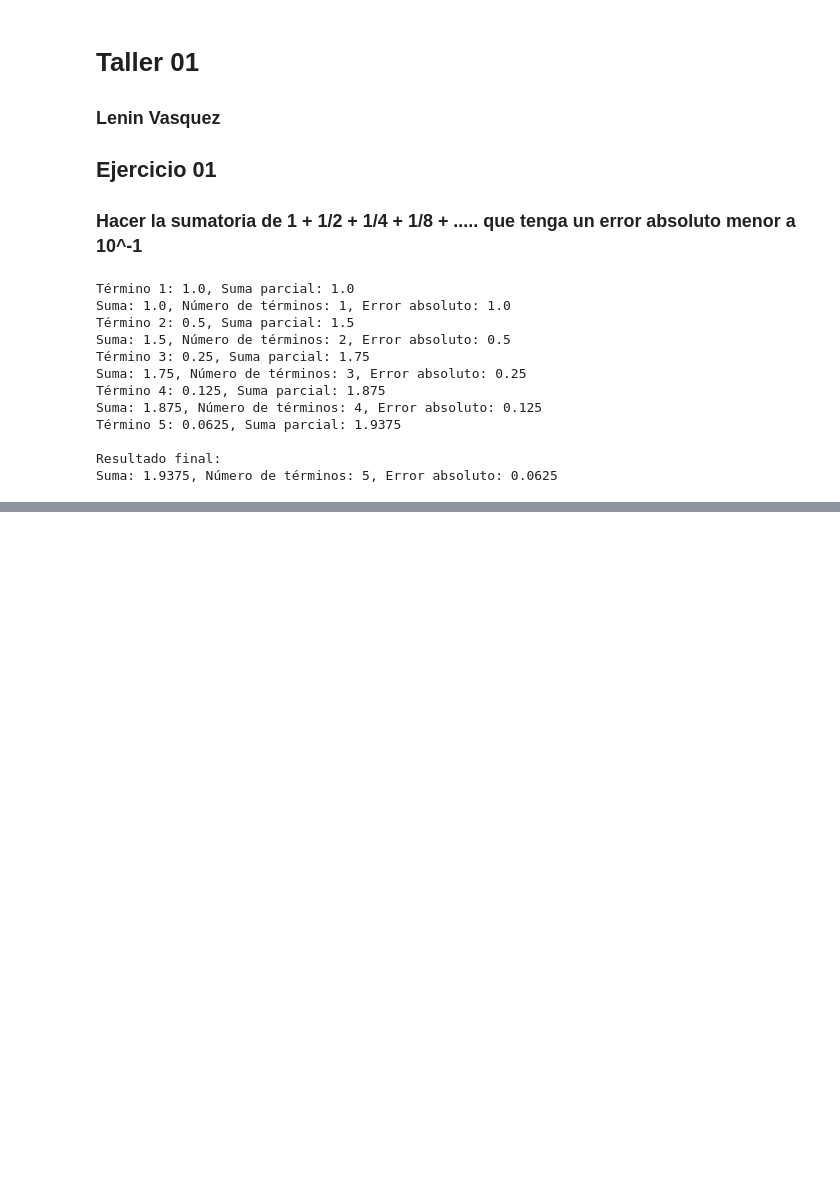
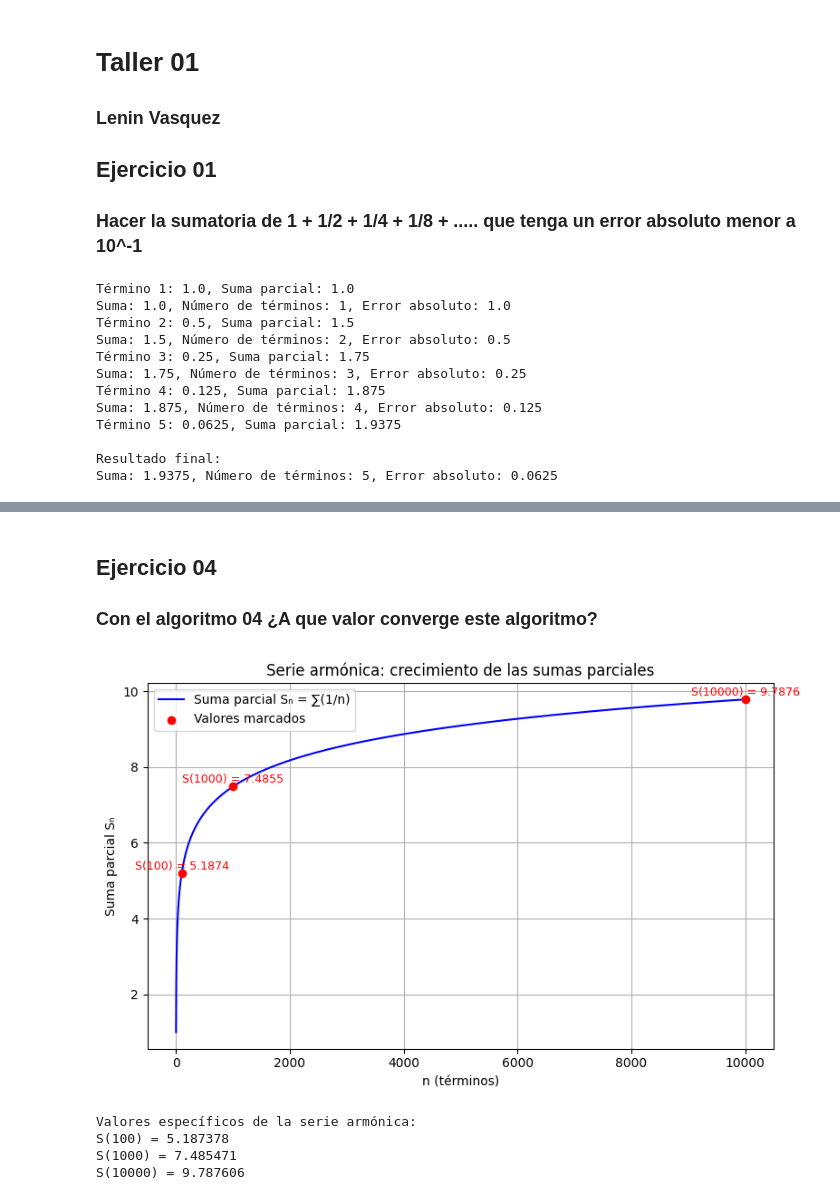
Before and after one commit to Lenin5592002/Metodos, a Jupyter notebook: Taller01.ipynb, the cells around one changed output, grey strips where cells are left out. Drawn from its saved outputs; the diff is of its cells as text; code cells hidden in the pictures; blank space fills up the shorter version.

```diff
--- a/Taller01.ipynb
+++ b/Taller01.ipynb
@@ -39,0 +154,49 @@ Suma: 1.9375, Número de términos: 5, Error absoluto: 0.0625
+# %% [markdown]
+## Ejercicio 04
+### Con el algoritmo 04 ¿A que valor converge este algoritmo?
+# %%
+import math
+import matplotlib.pyplot as plt
+
+
+
+N = 10000
+suma = 0
+valores = []
+
+for n in range(1, N + 1):
+    suma += 1 / n
+    valores.append(suma)
+
+
+Ns = [100, 1000, 10000]
+S_especificos = [valores[n - 1] for n in Ns]
+
+
+
+plt.figure(figsize=(8, 5))
+plt.plot(range(1, N + 1), valores, label="Suma parcial Sₙ = ∑(1/n)", color="blue")
+
+
+plt.scatter(Ns, S_especificos, color="red", zorder=5, label="Valores marcados")
+for n, s in zip(Ns, S_especificos):
+    plt.text(n, s + 0.1, f"S({n}) = {s:.4f}", ha="center", fontsize=9, color="red")
+
+plt.title("Serie armónica: crecimiento de las sumas parciales")
+plt.xlabel("n (términos)")
+plt.ylabel("Suma parcial Sₙ")
+plt.legend()
+plt.grid(True)
+plt.tight_layout()
+plt.show()
+
+
+print("Valores específicos de la serie armónica:")
+for n, s in zip(Ns, S_especificos):
+    print(f"S({n}) = {s:.6f}")
+# %% [output]
+[figure, added]
+Valores específicos de la serie armónica:
+S(100) = 5.187378
+S(1000) = 7.485471
+S(10000) = 9.787606
```
Also changed, not shown: parts of 5 cells of this notebook, 5 other files.
